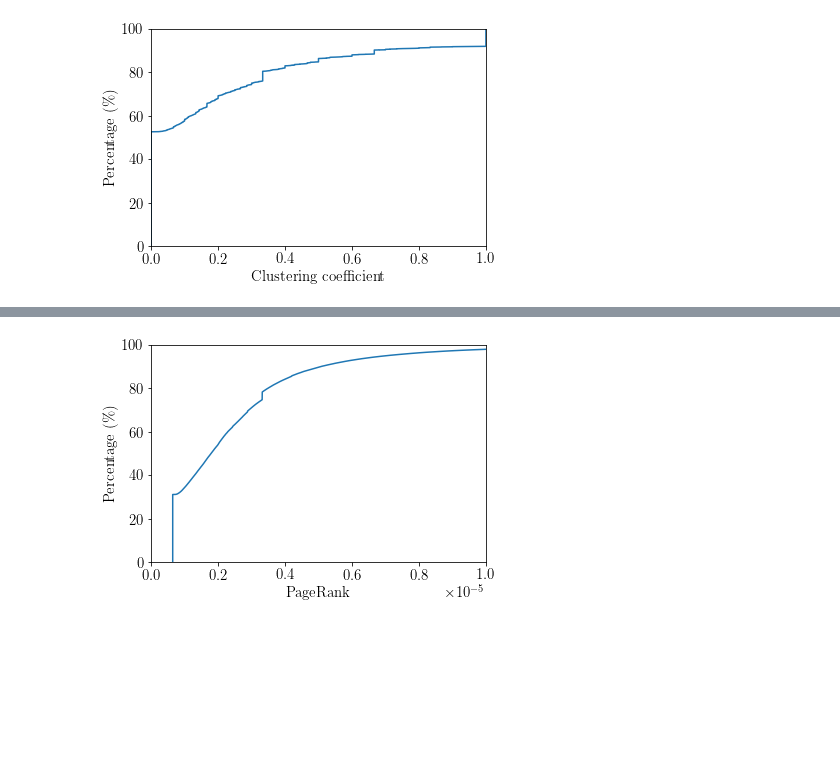
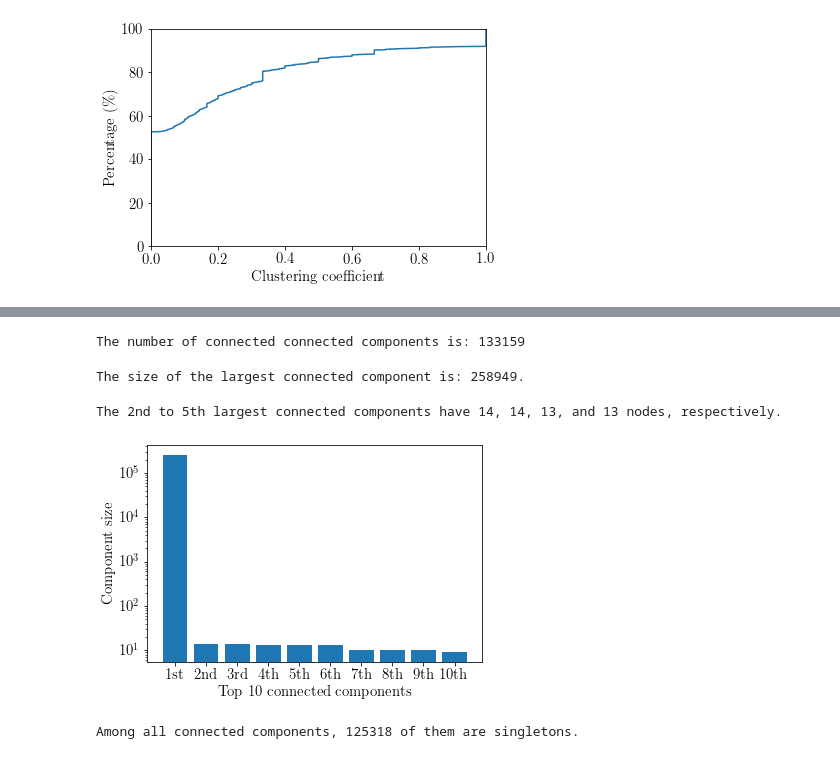
Before and after one commit to matteodonati/co-authorship_network_analysis, a Jupyter notebook: co-authorship_network.ipynb, the cells around one changed output, grey strips where cells are left out. Saved outputs shown, nothing was run; the diff lists cells and outputs as text; code cells hidden in the pictures; blank space fills up the shorter version.

Commit message:
connected components

```diff
--- a/co-authorship_network.ipynb
+++ b/co-authorship_network.ipynb
@@ -126,5 +119,36 @@ pageranks = list(nx.pagerank(G).values())
-# %%
-# Plotting the CDF of the clustering coefficients of G.
-plot(np.sort(pageranks), np.arange(len(pageranks)) / float(len(pageranks)) * 100, "PageRank", r"Percentage (\%)", [0, 1e-5], [0, 100], "CDF_pageranks")
-# %% [output]
-[figure, removed]
+# %%
+# Printing the number of connected components.
+print(f"The number of connected connected components is: {nx.number_connected_components(G)}.")
+# %% [output]
+The number of connected connected components is: 133159
+# %%
+# Computing all the connected components.
+cc = [c for c in sorted(nx.connected_components(G), key = len, reverse = True)]
+# %%
+# Printing the size of the largest connected component.
+print(f"The size of the largest connected component is: {len(cc[0])}.")
+# %% [output]
+The size of the largest connected component is: 258949.
+# %%
+# Printing the size of the 2nd, 3rd, 4th and 5th connected component.
+print(f"The 2nd to 5th largest connected components have {len(cc[1])}, {len(cc[2])}, {len(cc[3])}, and {len(cc[4])} nodes, respectively.")
+# %% [output]
+The 2nd to 5th largest connected components have 14, 14, 13, and 13 nodes, respectively.
+# %%
+# Plotting the size of the first ten connected components.
+fig, ax = plt.subplots(1, 1, figsize = (6, 4))
+ax.set_xlabel("Top 10 connected components")
+ax.set_ylabel("Component size")
+ax.set_yscale("log")
+ax.set_xticks(np.arange(0, 10, 1, dtype = int))
+ax.set_xticklabels(["1st", "2nd", "3rd", "4th", "5th", "6th", "7th", "8th", "9th", "10th"])
+ax.bar(np.arange(0, 10, 1, dtype = int), [len(c) for c in cc[:10]])
+fig.savefig(f"components_size.pdf", bbox_inches = "tight")
+plt.show()
+# %% [output]
+[figure, added]
+# %%
+# Printing the number of singletons.
+print(f"Among all connected components, {sum(len(c) == 1 for c in cc)} of them are singletons.")
+# %% [output]
+Among all connected components, 125318 of them are singletons.
```
Also changed, not shown: parts of 8 cells of this notebook, 1 other file.
